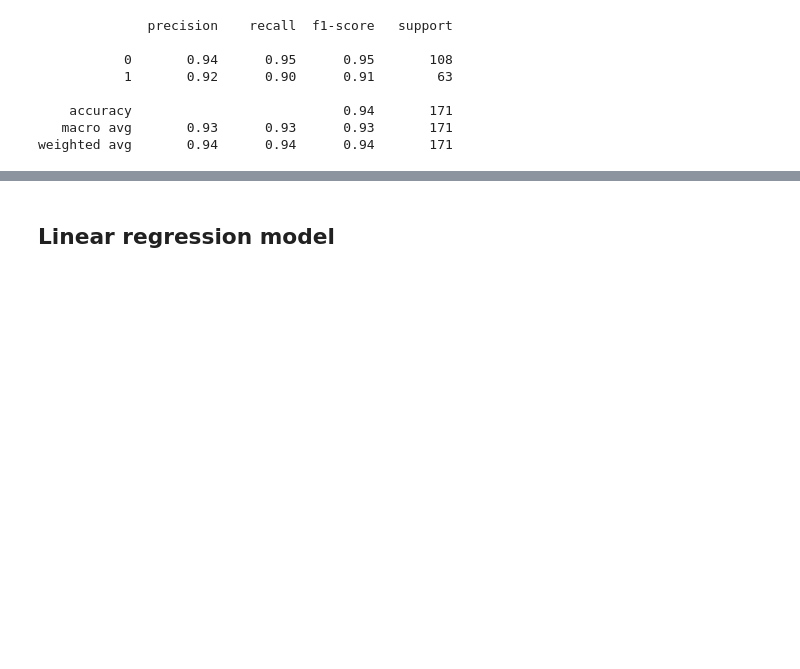
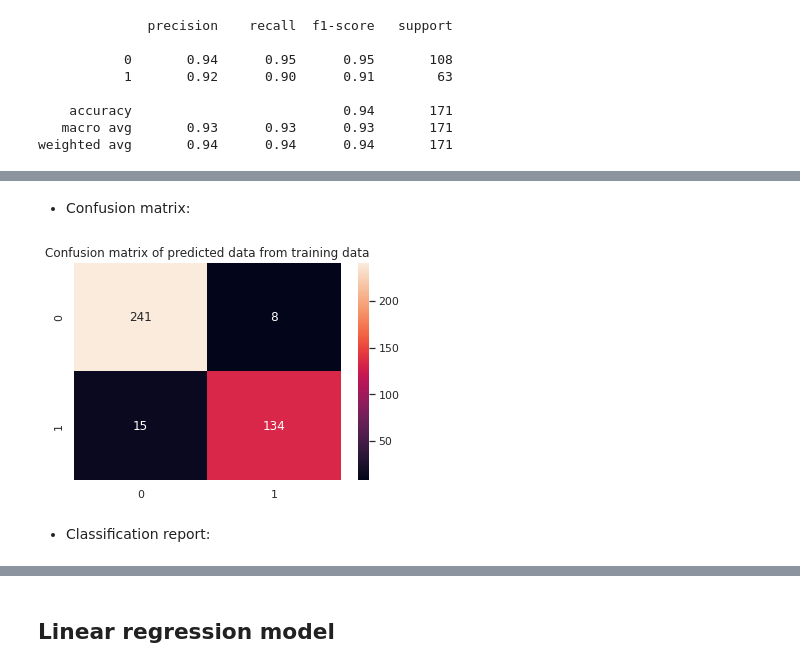
Before and after one commit to DamodaraBarbosa/machine_learning_studies, a Jupyter notebook: Breast_Cancer_Prediction.ipynb, the cells around one changed output, grey strips where cells are left out. Cells and saved outputs as stored; diff of their text form; code cells hidden in the pictures; blank space fills up the shorter version.

```diff
--- a/Breast_Cancer_Prediction.ipynb
+++ b/Breast_Cancer_Prediction.ipynb
@@ -659,0 +677,2 @@ weighted avg       0.94      0.94      0.94       171
+# %%
+y_nb_train_predict = naive.predict(X_train)
@@ -659,0 +685,10 @@ weighted avg       0.94      0.94      0.94       171
+# %% [markdown]
+* Confusion matrix:
+# %%
+ax = sns.heatmap(confusion_matrix(y_train, y_nb_train_predict), annot= True, fmt= 'g')
+ax.set_title('Confusion matrix of predicted data from training data')
+plt.show()
+# %% [output]
+[figure, added]
+# %% [markdown]
+* Classification report:
```
Also changed, not shown: parts of 73 cells of this notebook.
